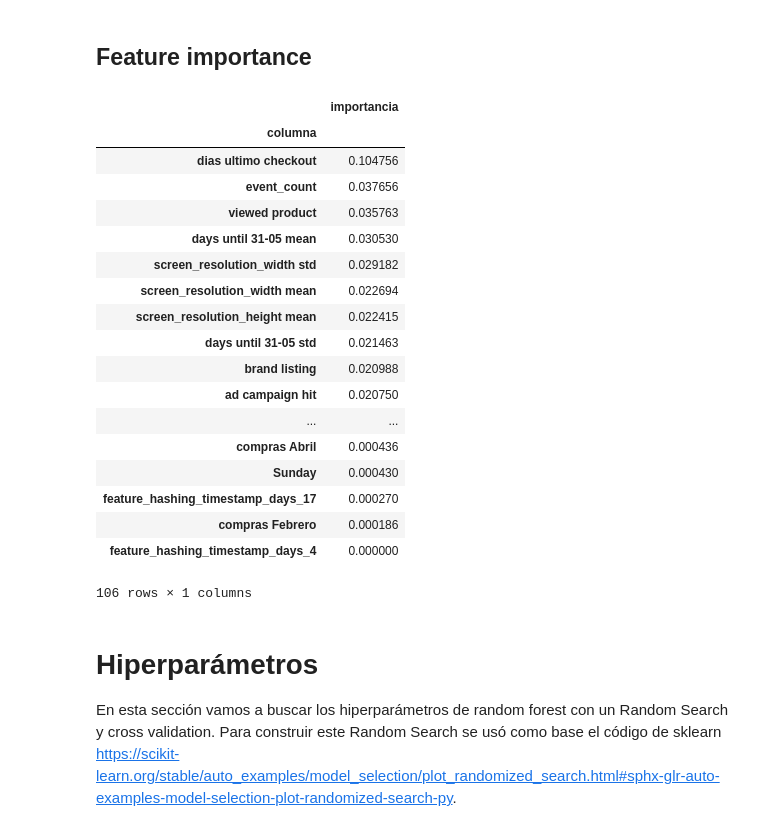
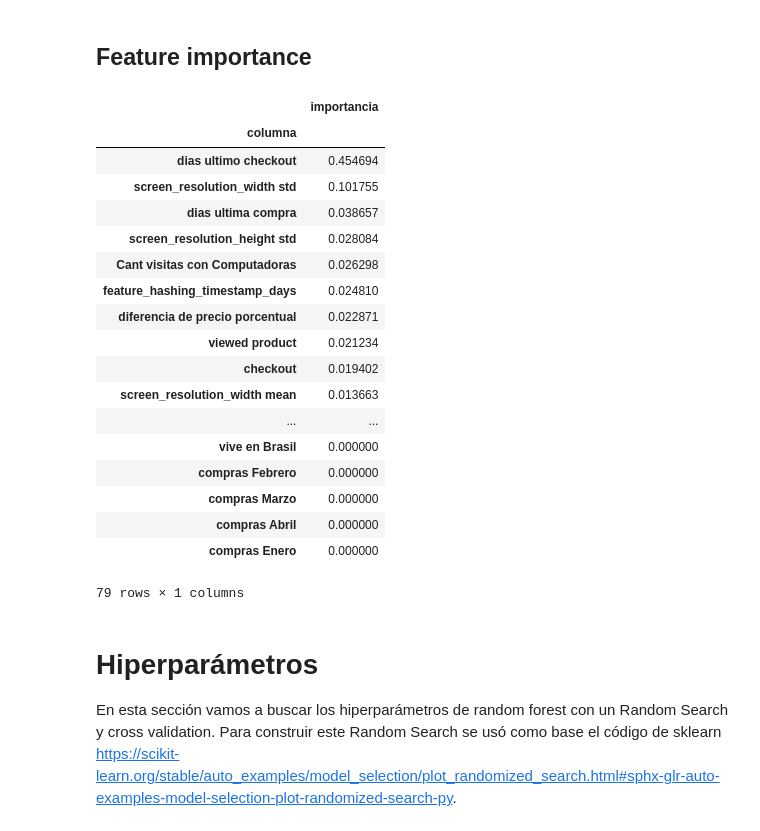
Before and after one commit to seblaz/7506-datos-tp2, a Jupyter notebook: Algoritmos de ML/Random Forest.ipynb, the cells around one changed output. Saved outputs shown, nothing was run; the diff lists cells and outputs as text; code cells hidden in the pictures.

```diff
--- a/Algoritmos de ML/Random Forest.ipynb
+++ b/Algoritmos de ML/Random Forest.ipynb
@@ -44,7 +48,12 @@ target = labels_with_features['label']
 Obtenemos las métricas con cross validation.
 # %%
 param = {
-    'n_estimators': 100
+    'bootstrap': True,
+    'max_depth': 15,
+    'max_features': 124,
+    'min_samples_leaf': 74,
+    'min_samples_split': 6,
+    'n_estimators': 126
 }
 
 cv_splits = 10 # cantidad de splits en el cross validation
@@ -62,30 +82,36 @@ Wall time: 11min 5s
 # %%
-regr.fit(data, target)
 feature_importance = pd.DataFrame(data={
     'columna':data.columns,
     'importancia':regr.feature_importances_
 }).set_index('columna')
-feature_importance.sort_values('importancia', ascending=False)
-# %% [output]
-|  | importancia |
-| columna |  |
-| dias ultimo checkout | 0.104756 |
-| event_count | 0.037656 |
-| viewed product | 0.035763 |
-| days until 31-05 mean | 0.030530 |
-| screen_resolution_width std | 0.029182 |
-| screen_resolution_width mean | 0.022694 |
-| screen_resolution_height mean | 0.022415 |
-| days until 31-05 std | 0.021463 |
-| brand listing | 0.020988 |
-| ad campaign hit | 0.020750 |
-| ... | ... |
-| compras Abril | 0.000436 |
-| Sunday | 0.000430 |
-| feature_hashing_timestamp_days_17 | 0.000270 |
-| compras Febrero | 0.000186 |
-| feature_hashing_timestamp_days_4 | 0.000000 |
-106 rows × 1 columns
+# %%
+hashing_features = ['feature_hashing_timestamp_days']
+# %%
+for hashing_feature in hashing_features:
+    hashing_importance = feature_importance[feature_importance.index.str.startswith(hashing_feature)].sum()
+    feature_importance = feature_importance[~feature_importance.index.str.startswith(hashing_feature)]
+    feature_importance.loc[hashing_feature] = hashing_importance
+feature_importance.sort_values('importancia', ascending=False)
+# %% [output]
+|  | importancia |
+| columna |  |
+| dias ultimo checkout | 0.454694 |
+| screen_resolution_width std | 0.101755 |
+| dias ultima compra | 0.038657 |
+| screen_resolution_height std | 0.028084 |
+| Cant visitas con Computadoras | 0.026298 |
+| feature_hashing_timestamp_days | 0.024810 |
+| diferencia de precio porcentual | 0.022871 |
+| viewed product | 0.021234 |
+| checkout | 0.019402 |
+| screen_resolution_width mean | 0.013663 |
+| ... | ... |
+| vive en Brasil | 0.000000 |
+| compras Febrero | 0.000000 |
+| compras Marzo | 0.000000 |
+| compras Abril | 0.000000 |
+| compras Enero | 0.000000 |
+79 rows × 1 columns
 # %% [markdown]
 # Hiperparámetros
 
```
Also changed, not shown: parts of 9 cells of this notebook, 7 other files.
